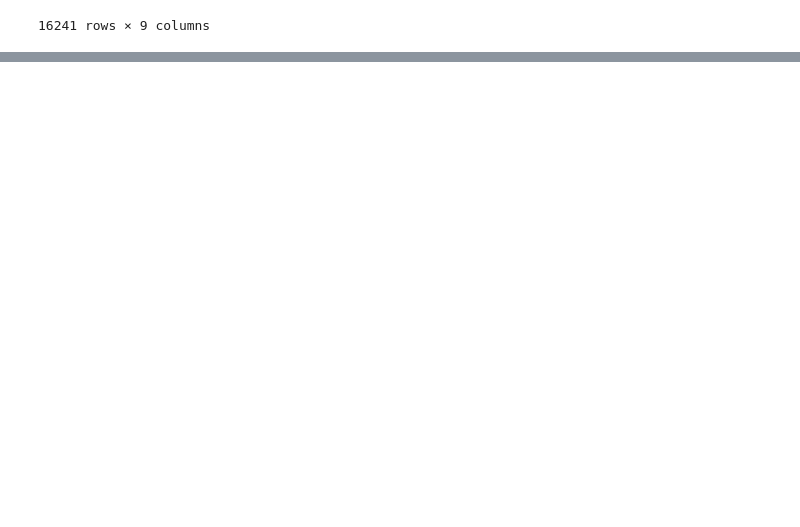
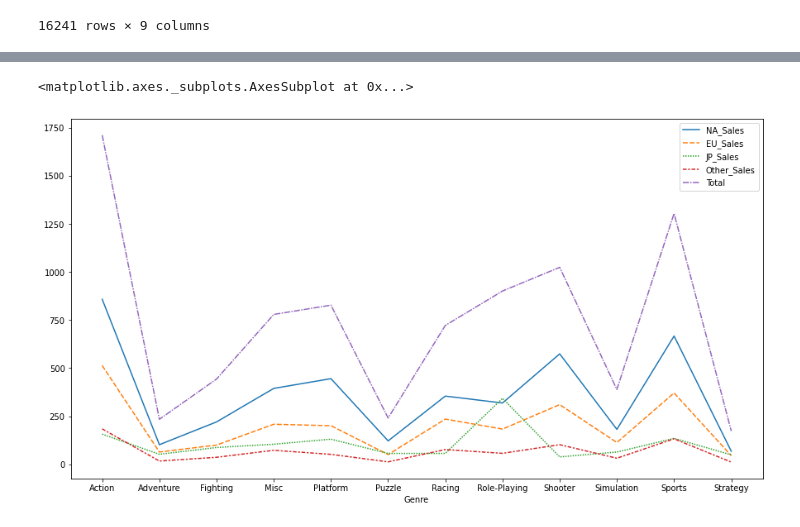
Before and after one commit to lakepicnic/Section_project, a Jupyter notebook: Section1_project.ipynb, the cells around one changed output, grey strips where cells are left out. Saved outputs shown, nothing was run; the diff lists cells and outputs as text; code cells hidden in the pictures; blank space fills up the shorter version.

```diff
--- a/Section1_project.ipynb
+++ b/Section1_project.ipynb
@@ -119 +120,13 @@ df1
 16241 rows × 9 columns
+# %%
+# 지역에 따라서 선호하는 게임의 장르가 다를까?
+df1['Total'] = df1['NA_Sales']+ df1['EU_Sales']+ df1['JP_Sales']+ df1['Other_Sales']
+genre_Total = df1.groupby(['Genre'])['Total'].sum()
+genre_NA = df1.groupby(['Genre'])['NA_Sales'].sum()
+genre_EU = df1.groupby(['Genre'])['EU_Sales'].sum()
+genre_JP = df1.groupby(['Genre'])['JP_Sales'].sum()
+genre_Other = df1.groupby(['Genre'])['Other_Sales'].sum()
+genre = pd.DataFrame()
+genre = genre.append([genre_NA,genre_EU,genre_JP,genre_Other,genre_Total])
+genre = genre.T
+genre
@@ -119,0 +148,9 @@ df1
+# %%
+import matplotlib.pyplot as plt
+import seaborn as sns
+
+plt.figure(figsize = (15,8))
+sns.lineplot(data = genre)
+# %% [output]
+<matplotlib.axes._subplots.AxesSubplot at 0x...>
+[figure, added]
```
Also changed, not shown: parts of 4 cells of this notebook.
